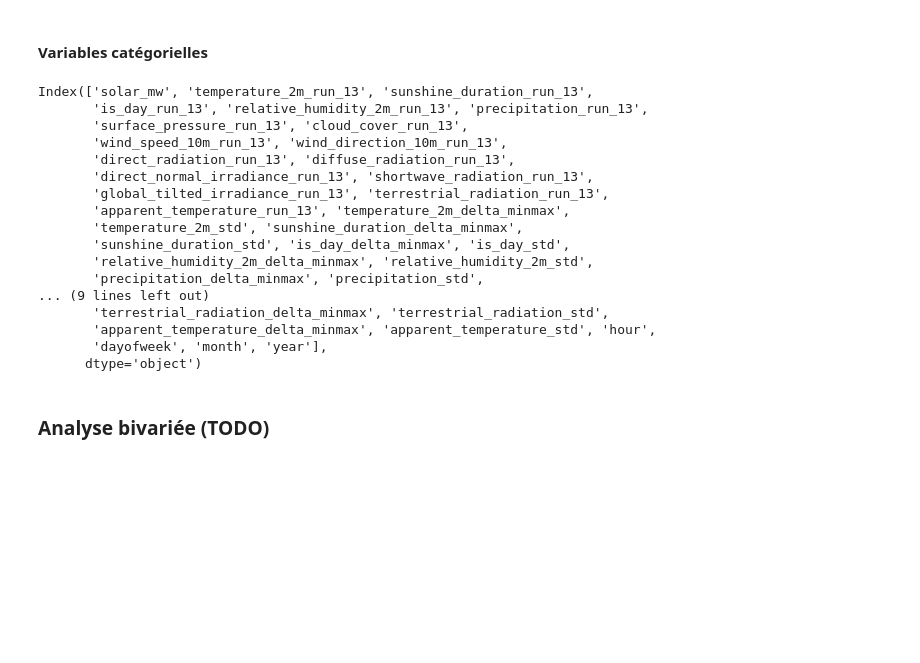
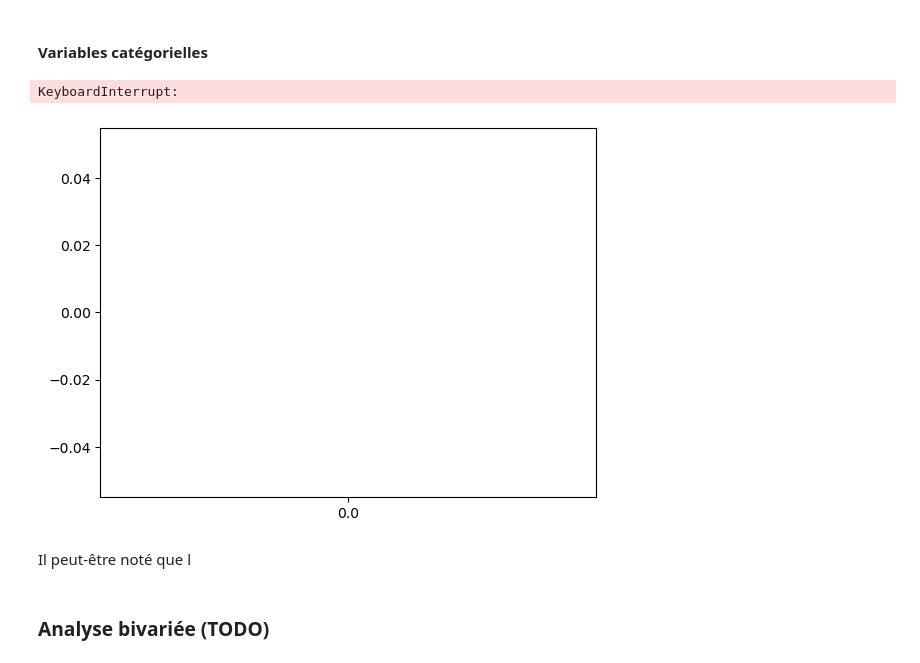
Before and after one commit to Simonsns/solar_prediction, a Jupyter notebook: notebooks/01_data_exploration.ipynb, the cells around one changed output. Saved outputs shown, nothing was run; the diff lists cells and outputs as text; code cells hidden in the pictures; blank space fills up the shorter version.

```diff
--- a/notebooks/01_data_exploration.ipynb
+++ b/notebooks/01_data_exploration.ipynb
@@ -352,25 +363,12 @@ SignificanceResult(statistic=43.71494209379053, pvalue=3.216776859853138e-10) Si
 # %% [markdown]
 #### Variables catégorielles
-# %%
-df.columns
-# %% [output]
-Index(['solar_mw', 'temperature_2m_run_13', 'sunshine_duration_run_13',
-       'is_day_run_13', 'relative_humidity_2m_run_13', 'precipitation_run_13',
-       'surface_pressure_run_13', 'cloud_cover_run_13',
-       'wind_speed_10m_run_13', 'wind_direction_10m_run_13',
-       'direct_radiation_run_13', 'diffuse_radiation_run_13',
-       'direct_normal_irradiance_run_13', 'shortwave_radiation_run_13',
-       'global_tilted_irradiance_run_13', 'terrestrial_radiation_run_13',
-       'apparent_temperature_run_13', 'temperature_2m_delta_minmax',
-       'temperature_2m_std', 'sunshine_duration_delta_minmax',
-       'sunshine_duration_std', 'is_day_delta_minmax', 'is_day_std',
-       'relative_humidity_2m_delta_minmax', 'relative_humidity_2m_std',
-       'precipitation_delta_minmax', 'precipitation_std',
-... (9 lines left out)
-       'terrestrial_radiation_delta_minmax', 'terrestrial_radiation_std',
-       'apparent_temperature_delta_minmax', 'apparent_temperature_std', 'hour',
-       'dayofweek', 'month', 'year'],
-      dtype='object')
+# %%
+sns.barplot(df, x="solar_mw", y="is_day_run_13")
+# %% [output]
+KeyboardInterrupt:
+[figure, added]
+# %% [markdown]
+Il peut-être noté que l
 # %% [markdown]
 ### Analyse bivariée (TODO)
 # %%
```
Also changed, not shown: parts of 4 cells of this notebook.
